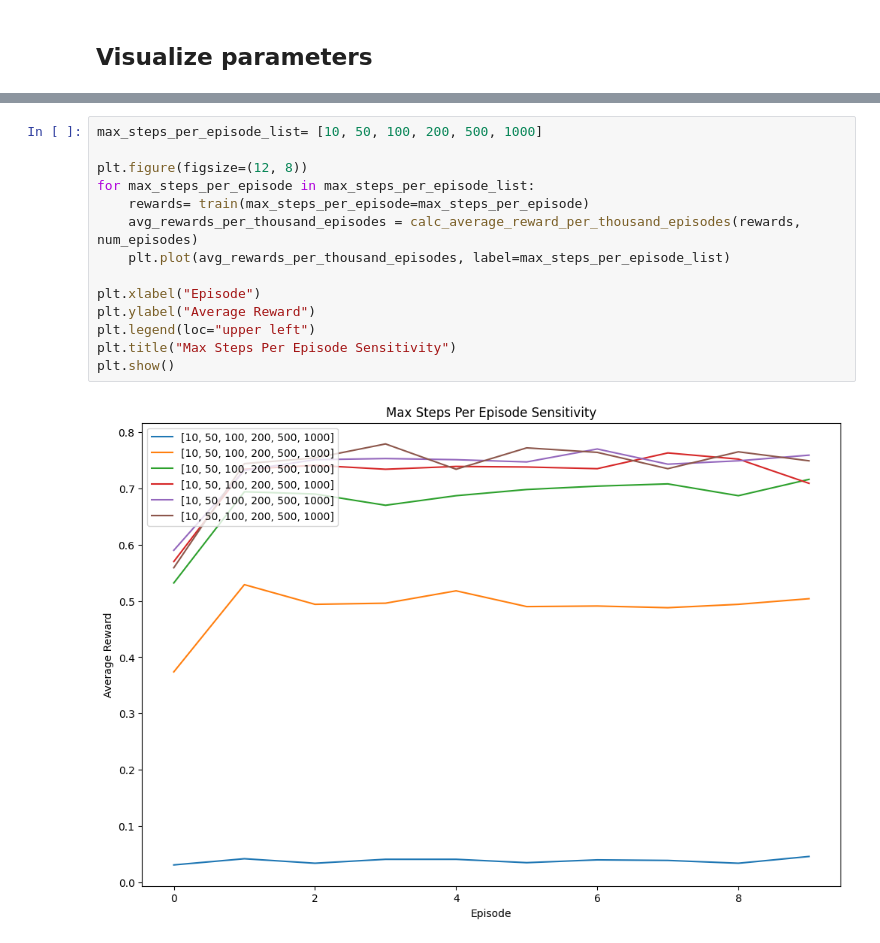
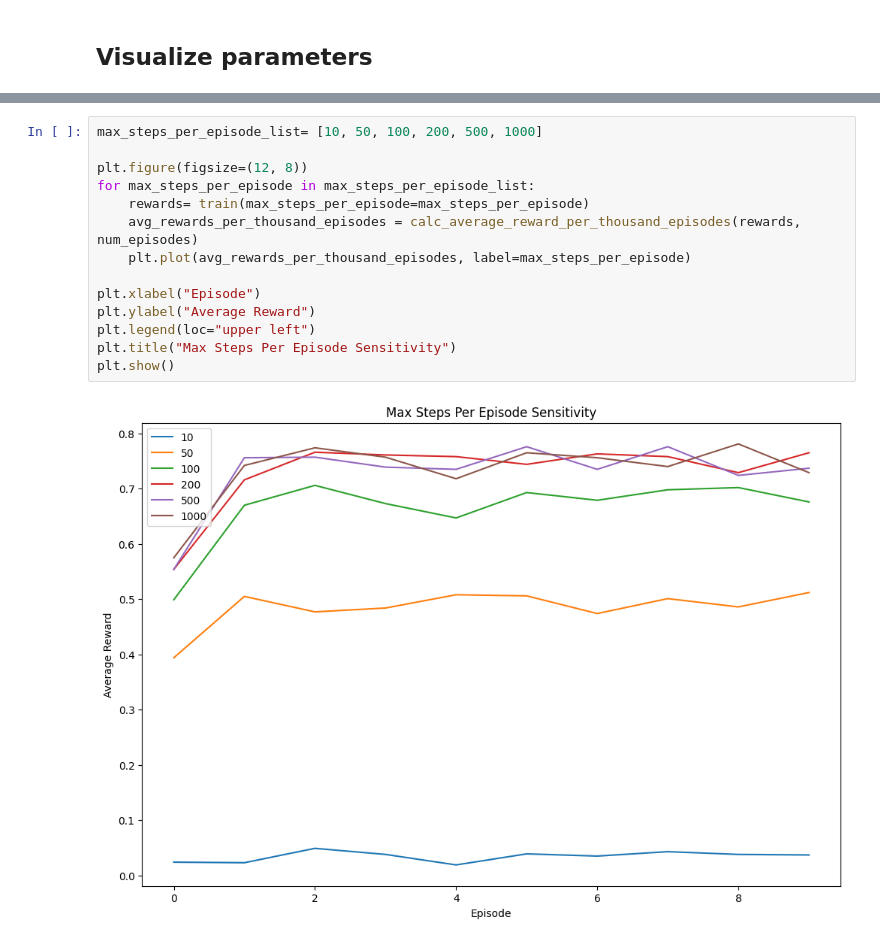
Before and after one commit to MaxHam/AML, a Jupyter notebook: Ex12.ReinforcementLearning.FrozenLakeGame.ipynb, the cells around one changed output, grey strips where cells are left out. Drawn from its saved outputs; the diff is of its cells as text.

```diff
--- a/Ex12.ReinforcementLearning.FrozenLakeGame.ipynb
+++ b/Ex12.ReinforcementLearning.FrozenLakeGame.ipynb
@@ -337,16 +337,16 @@ plt.show()
 # %%
 max_steps_per_episode_list= [10, 50, 100, 200, 500, 1000]
 
 plt.figure(figsize=(12, 8))
 for max_steps_per_episode in max_steps_per_episode_list:
     rewards= train(max_steps_per_episode=max_steps_per_episode)
     avg_rewards_per_thousand_episodes = calc_average_reward_per_thousand_episodes(rewards, num_episodes)
-    plt.plot(avg_rewards_per_thousand_episodes, label=max_steps_per_episode_list)
+    plt.plot(avg_rewards_per_thousand_episodes, label=max_steps_per_episode)
 
 plt.xlabel("Episode")
 plt.ylabel("Average Reward")
 plt.legend(loc="upper left")
 plt.title("Max Steps Per Episode Sensitivity")
 plt.show()
 # %% [output]
-[figure, old version]
+[figure, new version]
```
Also changed, not shown: parts of 8 cells of this notebook, 12 other files.
